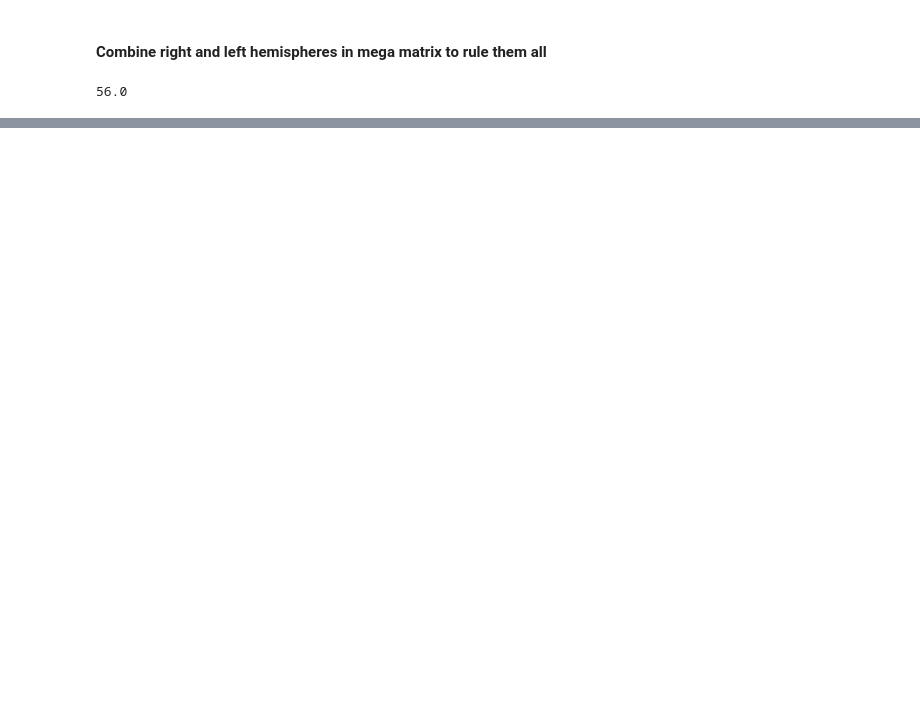
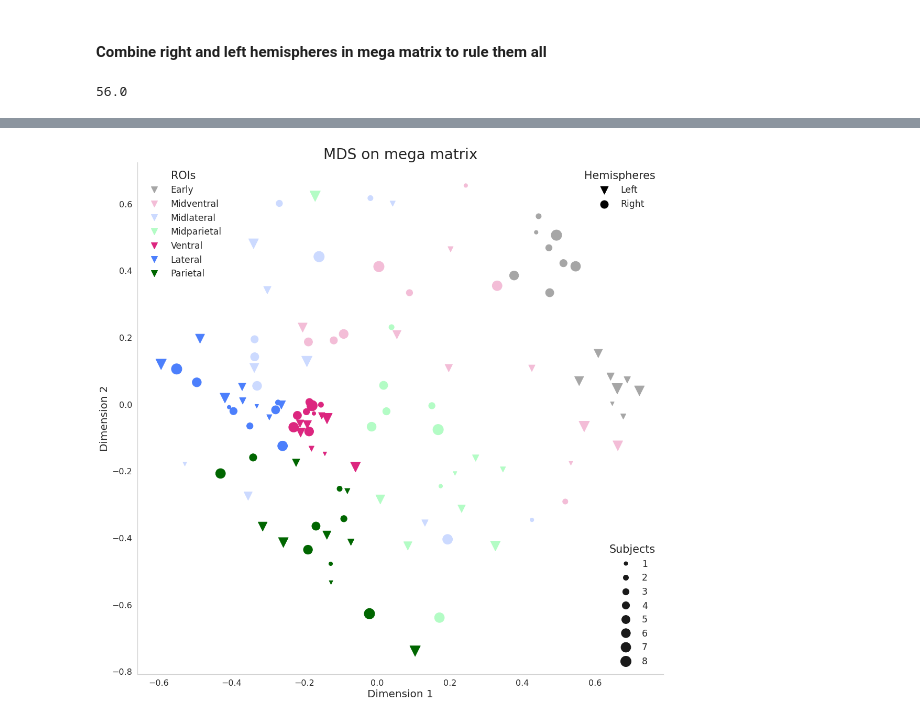
Before and after one commit to dawnfinzi/streams, a Jupyter notebook: notebooks/Whole_brain_mega_matrix.ipynb, the cells around one changed output, grey strips where cells are left out. Cells and saved outputs as stored; diff of their text form; code cells hidden in the pictures; blank space fills up the shorter version.

```diff
--- a/notebooks/Whole_brain_mega_matrix.ipynb
+++ b/notebooks/Whole_brain_mega_matrix.ipynb
@@ -194,40 +198,42 @@ colors = np.repeat(c, 8)
 
 rois =('Early', 'Midventral', 'Midlateral', 'Midparietal', 'Ventral', 'Lateral', 'Parietal')
 
-presets = ['#0f0f0f' , '#622569', '#416d71', '#0066cc', '#b8a9c9' ,'#aeced0', '#99ccff']
+presets = ['#a6a6a6' , '#f4bdd8', '#ccdaff', '#b3ffc6',  '#DC267F' ,'#4d7fff','#006600']
 
-presets = ['#999999' , '#ffad99', '#adebad', '#809fff', '#ff3300' ,'#2eb82e', '#0040ff']
+#presets = ['#999999' , '#ffad99', '#adebad', '#809fff', '#ff3300' ,'#2eb82e', '#0040ff']
 
 cmap = matplotlib.colors.LinearSegmentedColormap.from_list("my_colormap",presets)
 
 scatter = ax.scatter(lh_x, lh_y, s=sizes, c=colors, cmap=cmap, marker = "v")
 scatter2 = ax.scatter(rh_x, rh_y, s=sizes, c=colors, cmap=cmap)
 
 legend1 = plt.legend(handles=scatter.legend_elements()[0], labels=rois,
                      loc="upper left", title="ROIs", title_fontsize = 'xx-large', fontsize='x-large',
                      markerscale = 2, frameon=False)
 ax.add_artist(legend1)
 
 kw = dict(prop="sizes", num=8, color='k', fmt="{x:.0f}",
           func=lambda s: s/50)
 legend2 = ax.legend(*scatter2.legend_elements(**kw),
                     loc="lower right", title="Subjects", title_fontsize = 'xx-large',
                     fontsize='x-large', frameon=False)
 ax.add_artist(legend2)
 
 ax.legend(labels=['Left', 'Right'], title="Hemispheres", edgecolor = 'black',
           title_fontsize = 'xx-large', fontsize='x-large', frameon=False)
 leg = ax.get_legend()
 leg.legendHandles[0].set_color('black')
 leg.legendHandles[1].set_color('black')
 
 ax.set_title('MDS on mega matrix', fontsize = 28)
 ax.set_xlabel("Dimension 1", fontsize=20)
 ax.set_ylabel("Dimension 2", fontsize=20)
 
 plt.show()
 
-#fig.savefig('../../../results/figures/megaMatrix_voxThresh' + str(int(thresh*100)) + '_whole_MDS.png')
+fig.savefig('../../../results/figures/megaMatrix_voxThresh' + str(int(thresh*100)) + '_whole_MDS_colorscheme3.png')
+# %% [output]
+[figure, added]
 # %%
 ## Stress calcs (credit: https://stackoverflow.com/questions/36428205/stress-attribute-sklearn-manifold-mds-python)
 data = 1-mega_matrix
```
Also changed, not shown: parts of 2 cells of this notebook, 1 other file.
